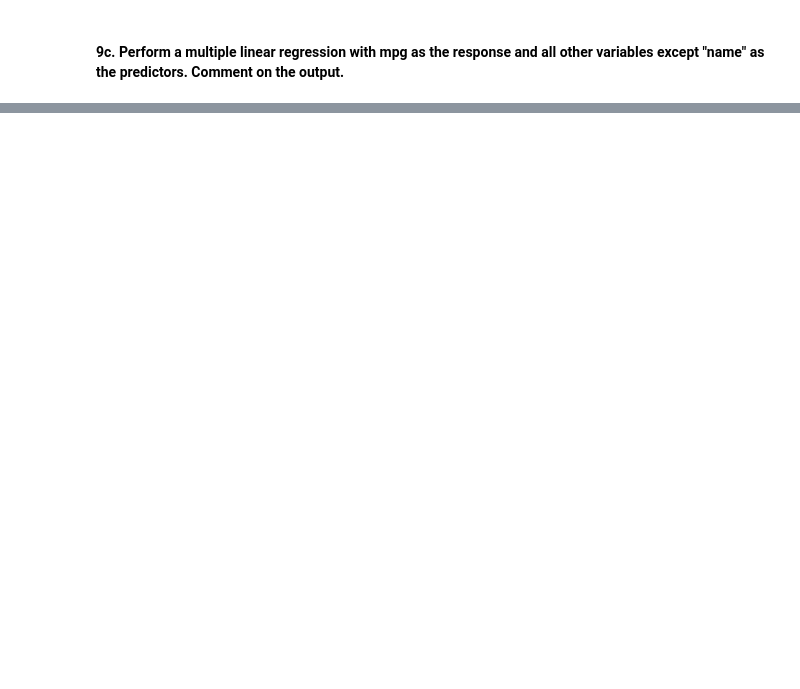
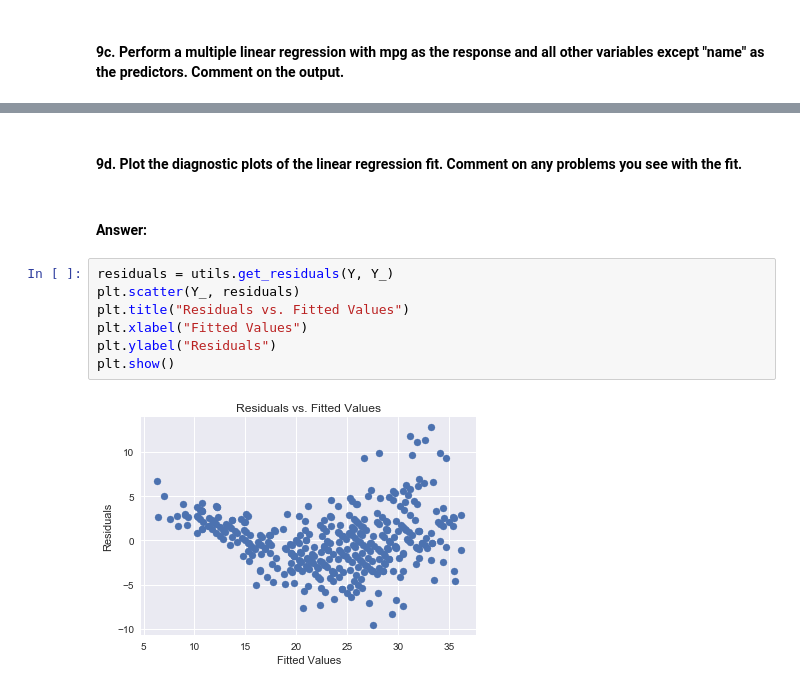
Before and after one commit to ninkle/ISLR, a Jupyter notebook: Python/chapter3-exercises.ipynb, the cells around one changed output, grey strips where cells are left out. Saved outputs shown, nothing was run; the diff lists cells and outputs as text; blank space fills up the shorter version.

```diff
--- a/Python/chapter3-exercises.ipynb
+++ b/Python/chapter3-exercises.ipynb
@@ -246,3 +270,16 @@ Intercept: -14.6143558267
 R^2: 0.817926477671
 RSE: 3.33516863714
 F-Statistic 246.43401774333998
+# %% [markdown]
+#### 9d. Plot the diagnostic plots of the linear regression fit. Comment on any problems you see with the fit.
+# %% [markdown]
+#### Answer:
+# %%
+residuals = utils.get_residuals(Y, Y_)
+plt.scatter(Y_, residuals)
+plt.title("Residuals vs. Fitted Values")
+plt.xlabel("Fitted Values")
+plt.ylabel("Residuals")
+plt.show()
+# %% [output]
+[figure, added]
```
Also changed, not shown: parts of 30 cells of this notebook, 2 other files.
